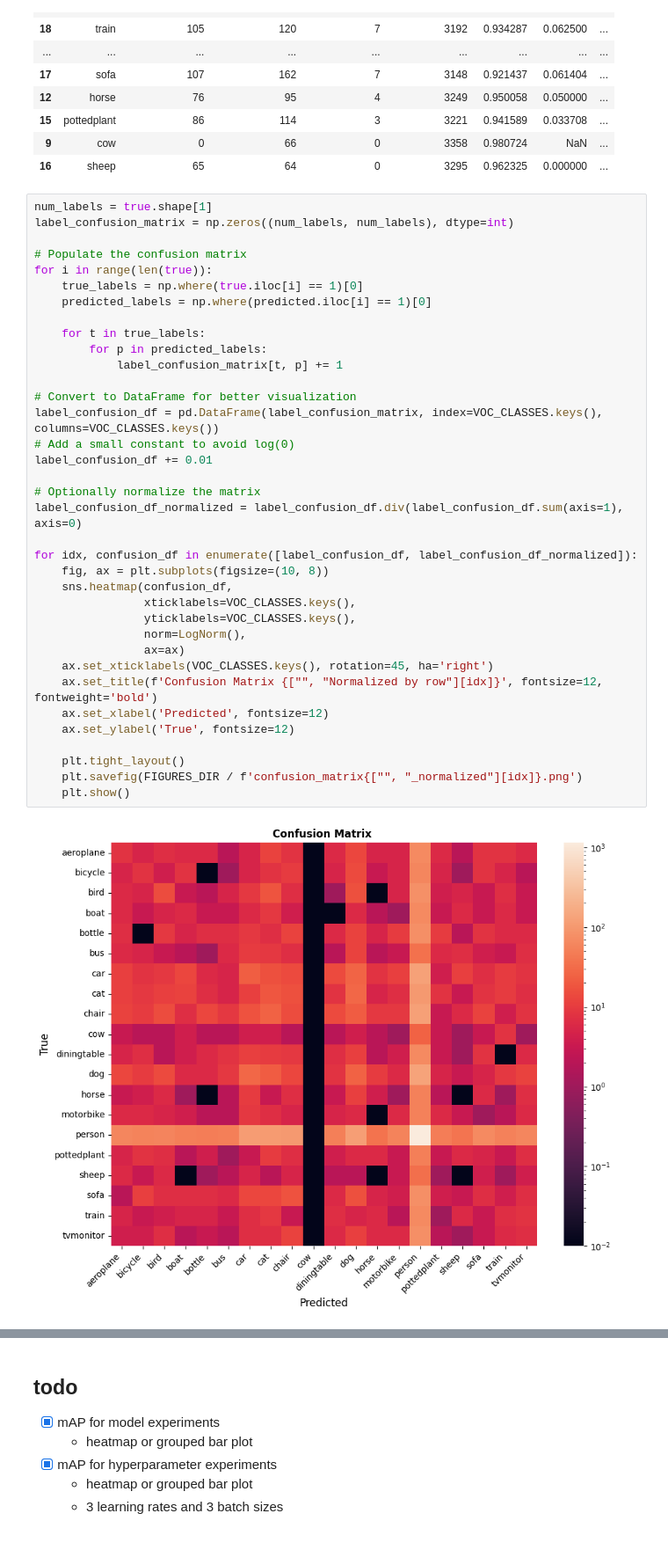
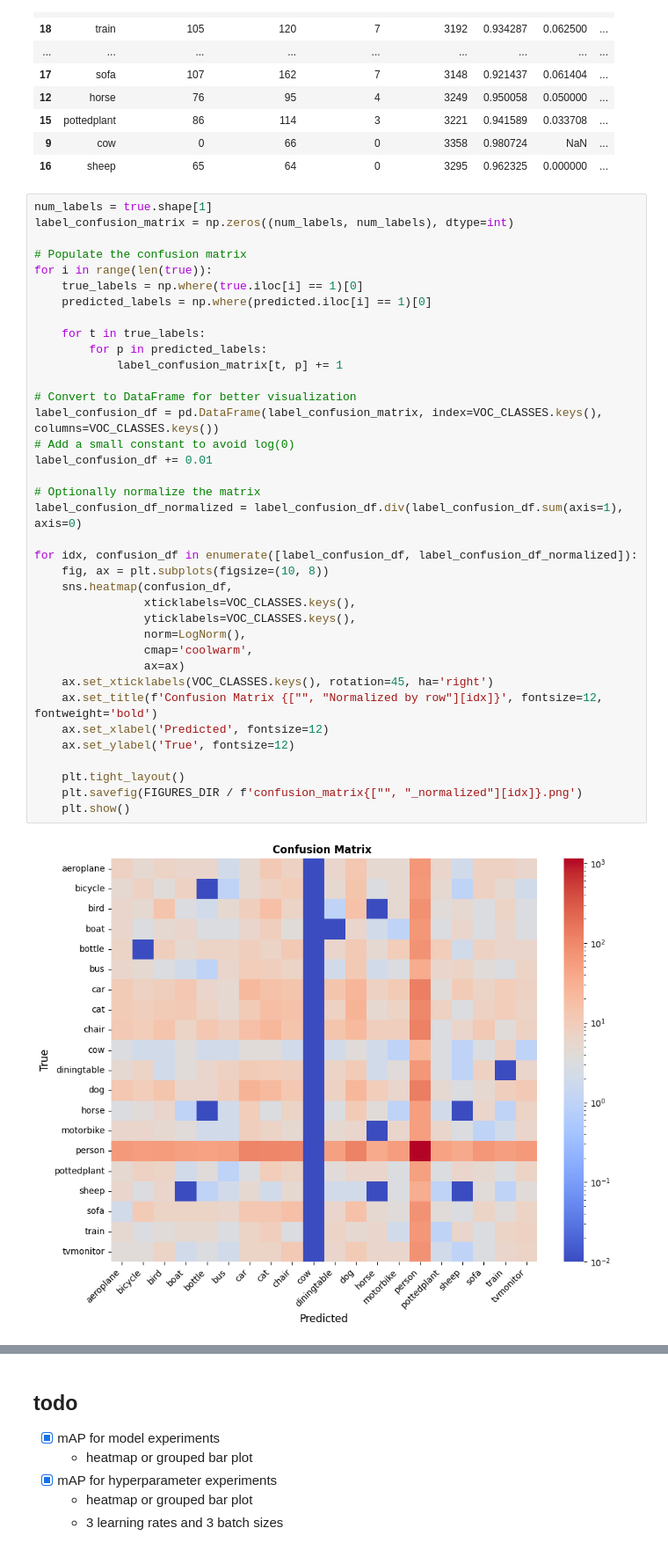
Before and after one commit to ZachParent/mai-object-recognition, a Jupyter notebook: practicals/p1/notes/1.1_results_analysis.ipynb, the cells around one changed output, grey strips where cells are left out. Shown at 88% size. Cells and saved outputs as stored; diff of their text form.

Commit message:
change heatmap colors

```diff
--- a/practicals/p1/notes/1.1_results_analysis.ipynb
+++ b/practicals/p1/notes/1.1_results_analysis.ipynb
@@ -315,31 +315,32 @@ for i in range(len(true)):
     predicted_labels = np.where(predicted.iloc[i] == 1)[0]
 
     for t in true_labels:
         for p in predicted_labels:
             label_confusion_matrix[t, p] += 1
 
 # Convert to DataFrame for better visualization
 label_confusion_df = pd.DataFrame(label_confusion_matrix, index=VOC_CLASSES.keys(), columns=VOC_CLASSES.keys())
 # Add a small constant to avoid log(0)
 label_confusion_df += 0.01
 
 # Optionally normalize the matrix
 label_confusion_df_normalized = label_confusion_df.div(label_confusion_df.sum(axis=1), axis=0)
 
 for idx, confusion_df in enumerate([label_confusion_df, label_confusion_df_normalized]):
     fig, ax = plt.subplots(figsize=(10, 8))
     sns.heatmap(confusion_df,
                 xticklabels=VOC_CLASSES.keys(),
                 yticklabels=VOC_CLASSES.keys(),
                 norm=LogNorm(),
+                cmap='coolwarm',
                 ax=ax)
     ax.set_xticklabels(VOC_CLASSES.keys(), rotation=45, ha='right')
     ax.set_title(f'Confusion Matrix {["", "Normalized by row"][idx]}', fontsize=12, fontweight='bold')
     ax.set_xlabel('Predicted', fontsize=12)
     ax.set_ylabel('True', fontsize=12)
 
     plt.tight_layout()
     plt.savefig(FIGURES_DIR / f'confusion_matrix{["", "_normalized"][idx]}.png')
     plt.show()
 # %% [output]
-[figure, old version]
+[figure, new version]
```
Also changed, not shown: parts of 1 cell of this notebook, 2 other files.
